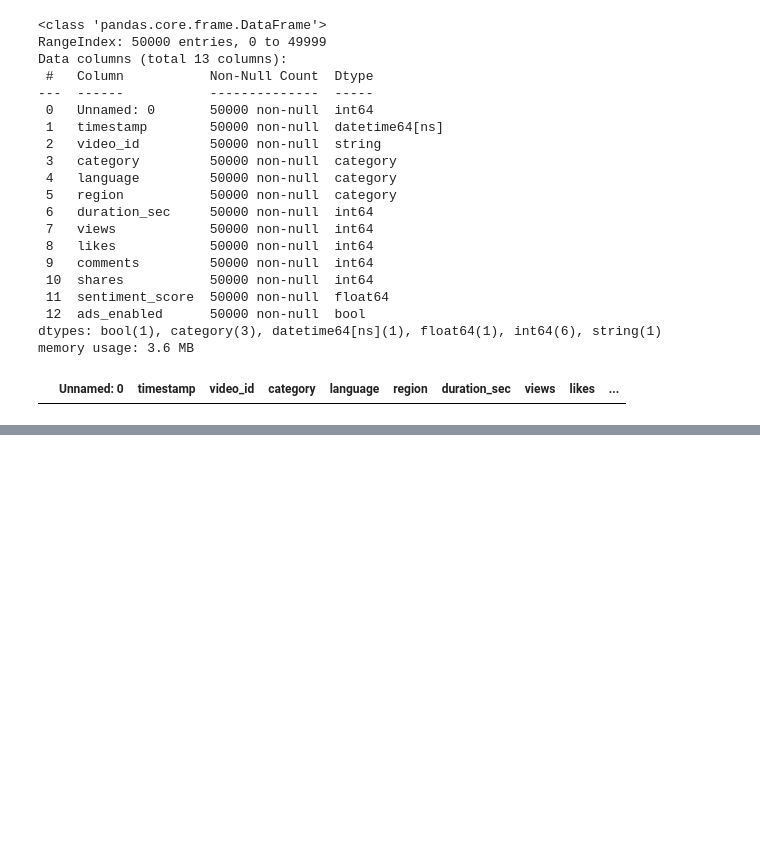
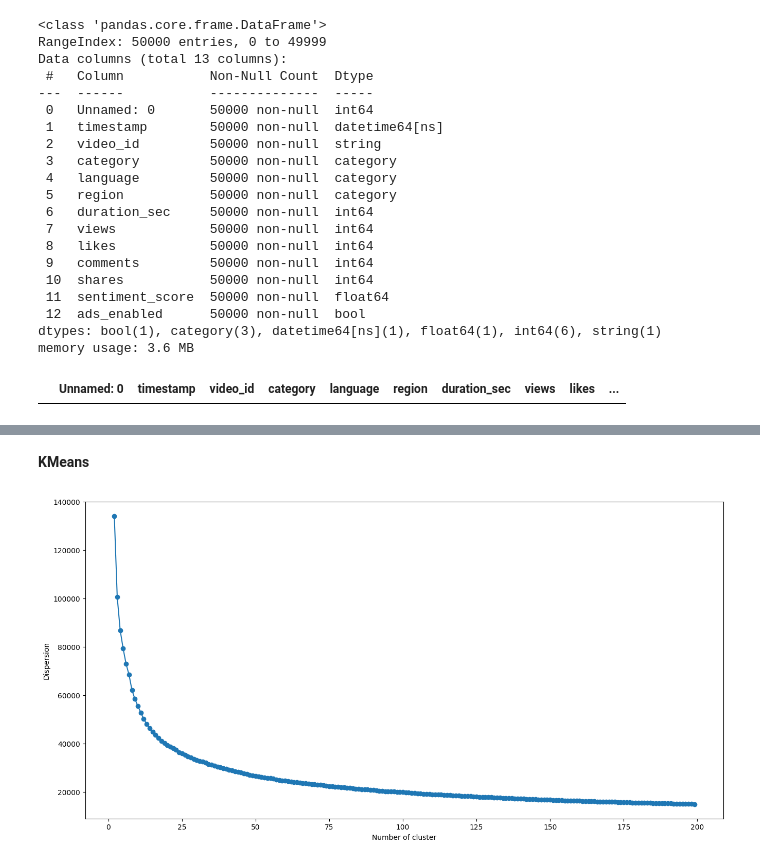
Before and after one commit to Sel-Kata/YouTubeMLProj, a Jupyter notebook: Без названия.ipynb, the cells around one changed output, grey strips where cells are left out. Cells and saved outputs as stored; diff of their text form; code cells hidden in the pictures; blank space fills up the shorter version.

Commit message:
adding kmeans

```diff
--- a/Без названия.ipynb
+++ b/Без названия.ipynb
@@ -212,2 +212,27 @@ sns.scatterplot(data = df, x='duration_sec', y='ads_enabled')
 # %%
 df.to_csv('calean_dataset.csv', index=False)
+# %%
+from sklearn.preprocessing import RobustScaler
+
+columns = ['duration_sec', 'views', 'likes', 'comments','shares','sentiment_score']
+df_to_scale = df[columns]
+df_scaled = RobustScaler().fit_transform(df_to_scale)
+# %%
+plt.rcParams['figure.figsize'] = [16, 8]
+# %% [markdown]
+**KMeans**
+# %%
+from sklearn.cluster import KMeans
+
+k_values = range(2,200)
+inertia = []
+for k in k_values:
+    kmeans = KMeans(n_clusters=k, random_state=0).fit(df_scaled)
+    inertia.append(kmeans.inertia_)
+# %%
+plt.plot(k_values, inertia, marker = "o")
+plt.xlabel("Number of cluster")
+plt.ylabel("Dispersion")
+plt.show()
+# %% [output]
+[figure, added]
```
Also changed, not shown: parts of 15 cells of this notebook.
